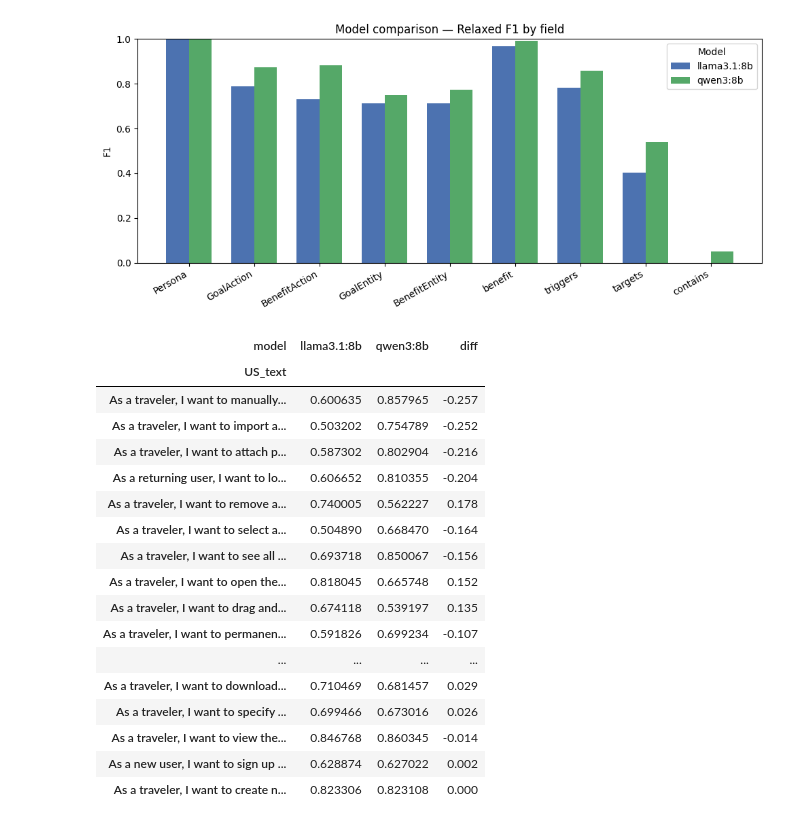
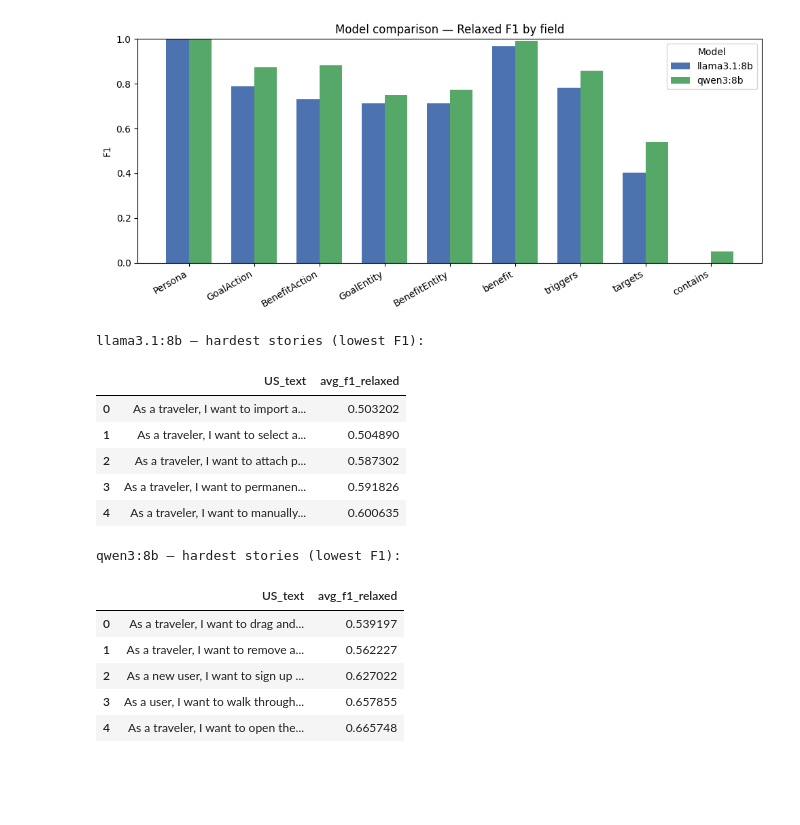
Before and after one commit to Hanh3103/BA_USDependency, a Jupyter notebook: eval_with_colab/annotation/evaluation_framework_annotation.ipynb, the cells around one changed output. Drawn from its saved outputs; the diff is of its cells as text; code cells hidden in the pictures; blank space fills up the shorter version.

Commit message:
average scores accoss a story

```diff
--- a/eval_with_colab/annotation/evaluation_framework_annotation.ipynb
+++ b/eval_with_colab/annotation/evaluation_framework_annotation.ipynb
@@ -915,31 +915,23 @@ def build_story_df(gt_stories, per_story_scores, run_results, run_meta):
 llama_story_df = build_story_df(llama_gt, llama_per_story, llama_results, llama_run_meta)
 qwen_story_df = build_story_df(qwen_gt, qwen_per_story, qwen_results, qwen_run_meta)
 # %%
-llama_story_df["model"] = "llama3.1:8b"
-qwen_story_df["model"] = "qwen3:8b"
+print("llama3.1:8b — hardest stories (lowest F1):")
+display(llama_story_df.sort_values("avg_f1_relaxed").head(5)[["US_text", "avg_f1_relaxed"]])
 
-combined_story_df = pd.concat([llama_story_df, qwen_story_df], ignore_index=True)
-combined_story_df = combined_story_df.sort_values("avg_f1_relaxed").reset_index(drop=True)
-
-pivot = combined_story_df.pivot_table(index="US_text", columns="model", values="avg_f1_relaxed")
-pivot["diff"] = (pivot["llama3.1:8b"] - pivot["qwen3:8b"]).round(3)
-pivot.sort_values("diff", key=abs, ascending=False)
+print("qwen3:8b — hardest stories (lowest F1):")
+display(qwen_story_df.sort_values("avg_f1_relaxed").head(5)[["US_text", "avg_f1_relaxed"]])
 # %% [output]
+llama3.1:8b — hardest stories (lowest F1):
-| model | llama3.1:8b | qwen3:8b | diff |
-| US_text |  |  |  |
-| As a traveler, I want to manually... | 0.600635 | 0.857965 | -0.257 |
-| As a traveler, I want to import a... | 0.503202 | 0.754789 | -0.252 |
-| As a traveler, I want to attach p... | 0.587302 | 0.802904 | -0.216 |
-| As a returning user, I want to lo... | 0.606652 | 0.810355 | -0.204 |
-| As a traveler, I want to remove a... | 0.740005 | 0.562227 | 0.178 |
-| As a traveler, I want to select a... | 0.504890 | 0.668470 | -0.164 |
-| As a traveler, I want to see all ... | 0.693718 | 0.850067 | -0.156 |
-| As a traveler, I want to open the... | 0.818045 | 0.665748 | 0.152 |
-| As a traveler, I want to drag and... | 0.674118 | 0.539197 | 0.135 |
-| As a traveler, I want to permanen... | 0.591826 | 0.699234 | -0.107 |
-| ... | ... | ... | ... |
-| As a traveler, I want to download... | 0.710469 | 0.681457 | 0.029 |
-| As a traveler, I want to specify ... | 0.699466 | 0.673016 | 0.026 |
-| As a traveler, I want to view the... | 0.846768 | 0.860345 | -0.014 |
-| As a new user, I want to sign up ... | 0.628874 | 0.627022 | 0.002 |
-| As a traveler, I want to create n... | 0.823306 | 0.823108 | 0.000 |
+|  | US_text | avg_f1_relaxed |
+| 0 | As a traveler, I want to import a... | 0.503202 |
+| 1 | As a traveler, I want to select a... | 0.504890 |
+| 2 | As a traveler, I want to attach p... | 0.587302 |
+| 3 | As a traveler, I want to permanen... | 0.591826 |
+| 4 | As a traveler, I want to manually... | 0.600635 |
+qwen3:8b — hardest stories (lowest F1):
+|  | US_text | avg_f1_relaxed |
+| 0 | As a traveler, I want to drag and... | 0.539197 |
+| 1 | As a traveler, I want to remove a... | 0.562227 |
+| 2 | As a new user, I want to sign up ... | 0.627022 |
+| 3 | As a user, I want to walk through... | 0.657855 |
+| 4 | As a traveler, I want to open the... | 0.665748 |
```
